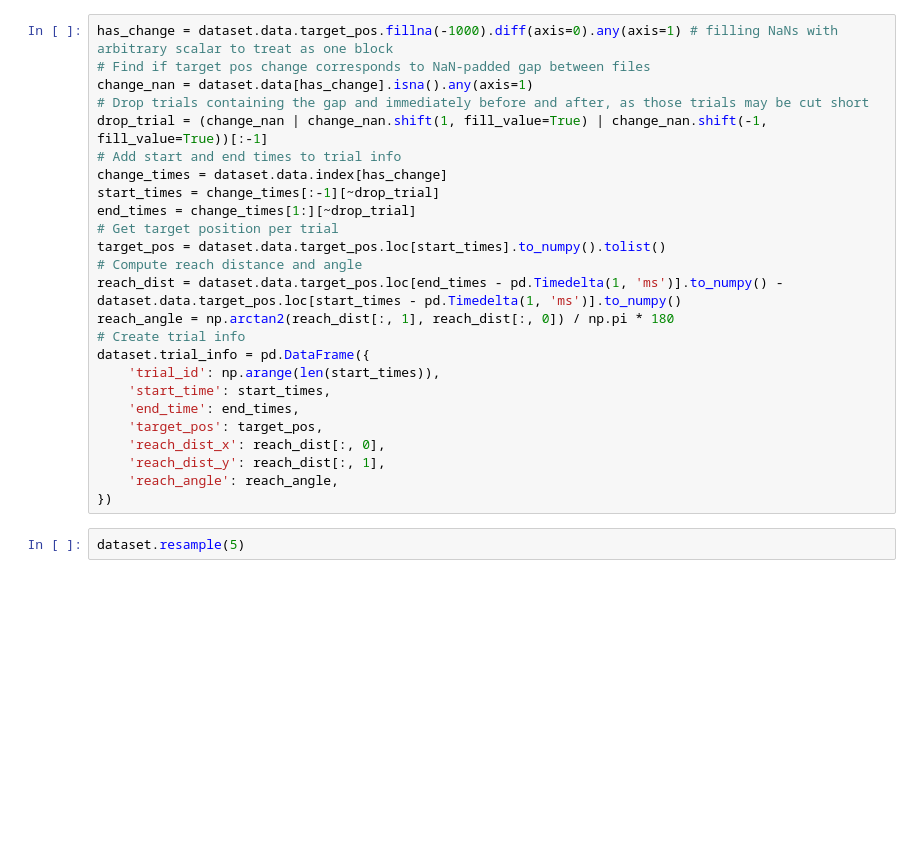
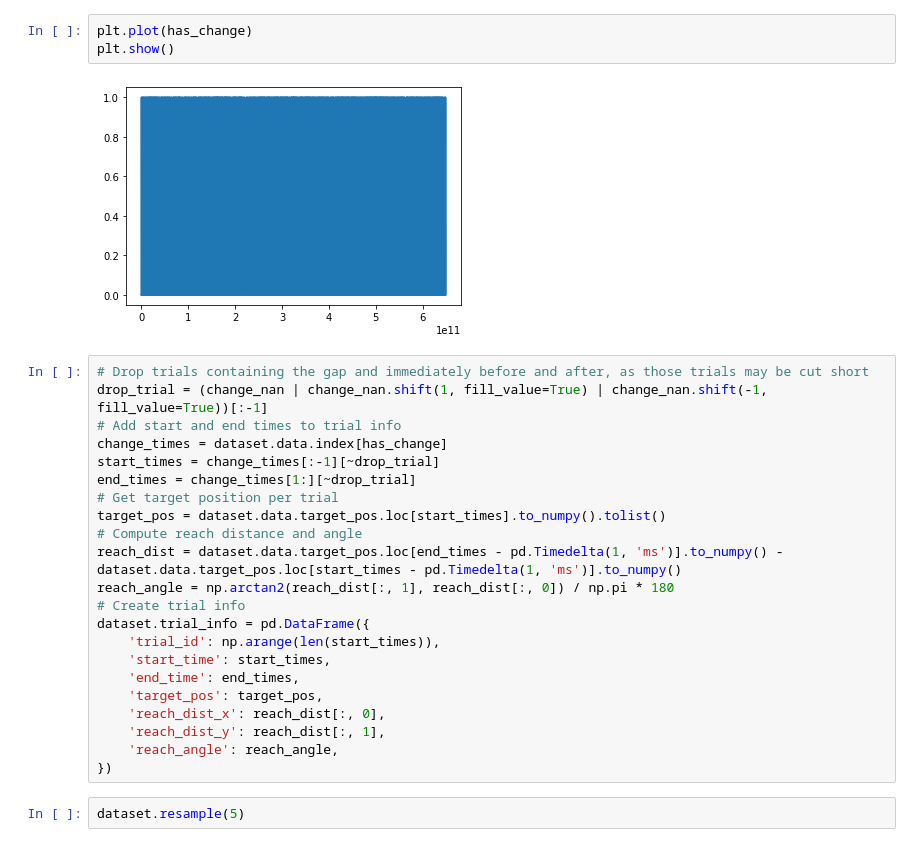
Before and after one commit to domenick-m/NDT-U, a Jupyter notebook: dataset_test.ipynb, the cells around one changed output. Drawn from its saved outputs; the diff is of its cells as text; blank space fills up the shorter version.

```diff
--- a/dataset_test.ipynb
+++ b/dataset_test.ipynb
@@ -12,7 +388,9 @@ dataset = NWBDataset('/home/dmifsud/Projects/NDT-U/data/mc_rtt_train.nwb')
+# %%
+plt.plot(has_change)
+plt.show()
+# %% [output]
+[figure, added]
 # %%
-has_change = dataset.data.target_pos.fillna(-1000).diff(axis=0).any(axis=1) # filling NaNs with arbitrary scalar to treat as one block
-# Find if target pos change corresponds to NaN-padded gap between files
-change_nan = dataset.data[has_change].isna().any(axis=1)
 # Drop trials containing the gap and immediately before and after, as those trials may be cut short
 drop_trial = (change_nan | change_nan.shift(1, fill_value=True) | change_nan.shift(-1, fill_value=True))[:-1]
 # Add start and end times to trial info
```
Also changed, not shown: parts of 49 cells of this notebook, 15 other files.
